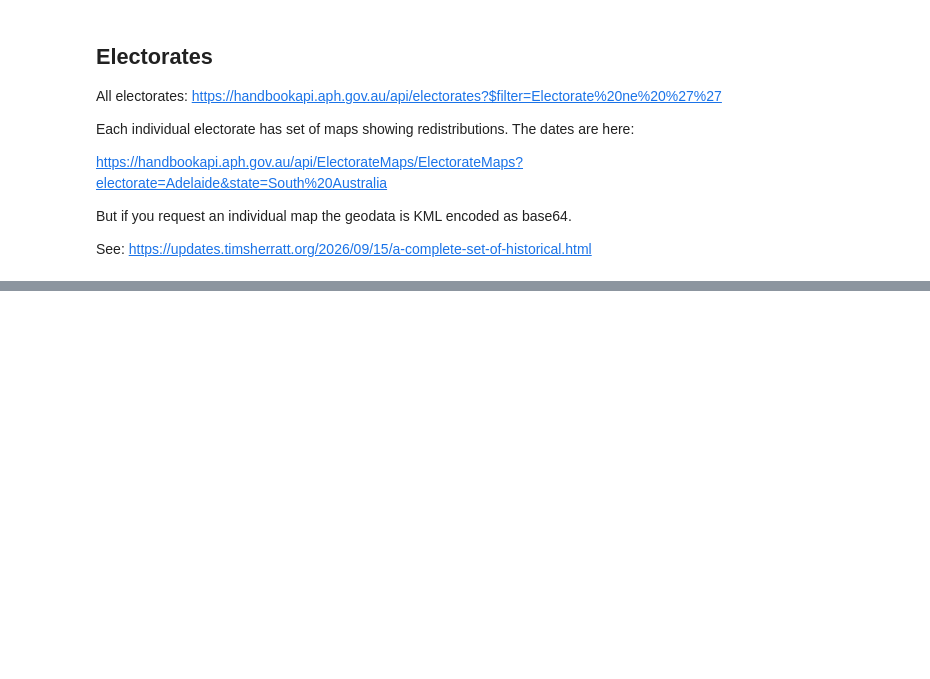
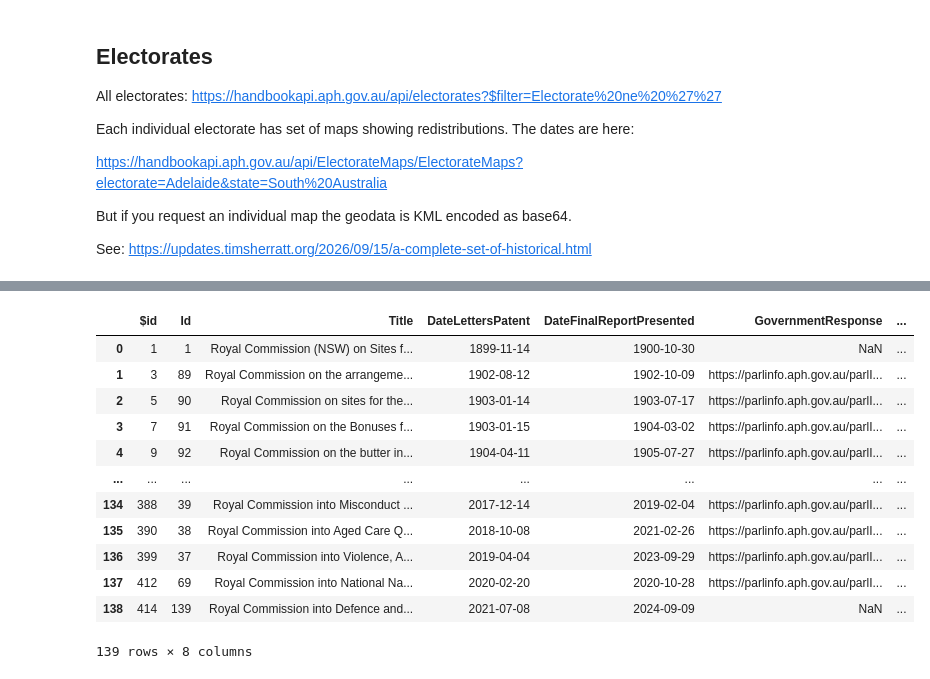
Before and after one commit to rapid-community-data-lab/rapid-data-guide, a Jupyter notebook: public-interest-data-guide/hansard/resources/parliamentary-handbook-api.ipynb, the cells around one changed output, grey strips where cells are left out. Drawn from its saved outputs; the diff is of its cells as text; code cells hidden in the pictures; blank space fills up the shorter version.

```diff
--- a/public-interest-data-guide/hansard/resources/parliamentary-handbook-api.ipynb
+++ b/public-interest-data-guide/hansard/resources/parliamentary-handbook-api.ipynb
@@ -115,0 +345,5 @@ Example (Doug Anthony): <https://handbookapi.aph.gov.au/api/Parliamentarian/GetB
+# %%
+def find_party_by_date(df, date):
+    govs = df.loc[(df["start_date"] <= date) & (df["end_date"] >= date)]
+    if not govs.empty:
+        return govs.iloc[0].to_dict()["party"]
@@ -143,0 +457,25 @@ See: <https://updates.timsherratt.org/2026/09/15/a-complete-set-of-historical.ht
+# %%
+df_rc = pd.read_json(
+    "https://handbookapi.aph.gov.au/api/RoyalCommissions/RoyalCommissions",
+    convert_dates=["DateLettersPatent", "DateFinalReportPresented"],
+)
+# %%
+df_rc["party"] = df_rc["DateLettersPatent"].apply(
+    lambda x: find_party_by_date(df_gov, x)
+)
+# %%
+df_rc
+# %% [output]
+|  | $id | Id | Title | DateLettersPatent | DateFinalReportPresented | GovernmentResponse | ... |
+| 0 | 1 | 1 | Royal Commission (NSW) on Sites f... | 1899-11-14 | 1900-10-30 | NaN | ... |
+| 1 | 3 | 89 | Royal Commission on the arrangeme... | 1902-08-12 | 1902-10-09 | https://parlinfo.aph.gov.au/parlI... | ... |
+| 2 | 5 | 90 | Royal Commission on sites for the... | 1903-01-14 | 1903-07-17 | https://parlinfo.aph.gov.au/parlI... | ... |
+| 3 | 7 | 91 | Royal Commission on the Bonuses f... | 1903-01-15 | 1904-03-02 | https://parlinfo.aph.gov.au/parlI... | ... |
+| 4 | 9 | 92 | Royal Commission on the butter in... | 1904-04-11 | 1905-07-27 | https://parlinfo.aph.gov.au/parlI... | ... |
+| ... | ... | ... | ... | ... | ... | ... | ... |
+| 134 | 388 | 39 | Royal Commission into Misconduct ... | 2017-12-14 | 2019-02-04 | https://parlinfo.aph.gov.au/parlI... | ... |
+| 135 | 390 | 38 | Royal Commission into Aged Care Q... | 2018-10-08 | 2021-02-26 | https://parlinfo.aph.gov.au/parlI... | ... |
+| 136 | 399 | 37 | Royal Commission into Violence, A... | 2019-04-04 | 2023-09-29 | https://parlinfo.aph.gov.au/parlI... | ... |
+| 137 | 412 | 69 | Royal Commission into National Na... | 2020-02-20 | 2020-10-28 | https://parlinfo.aph.gov.au/parlI... | ... |
+| 138 | 414 | 139 | Royal Commission into Defence and... | 2021-07-08 | 2024-09-09 | NaN | ... |
+139 rows × 8 columns
```
Also changed, not shown: parts of 23 cells of this notebook, 14 other files.
